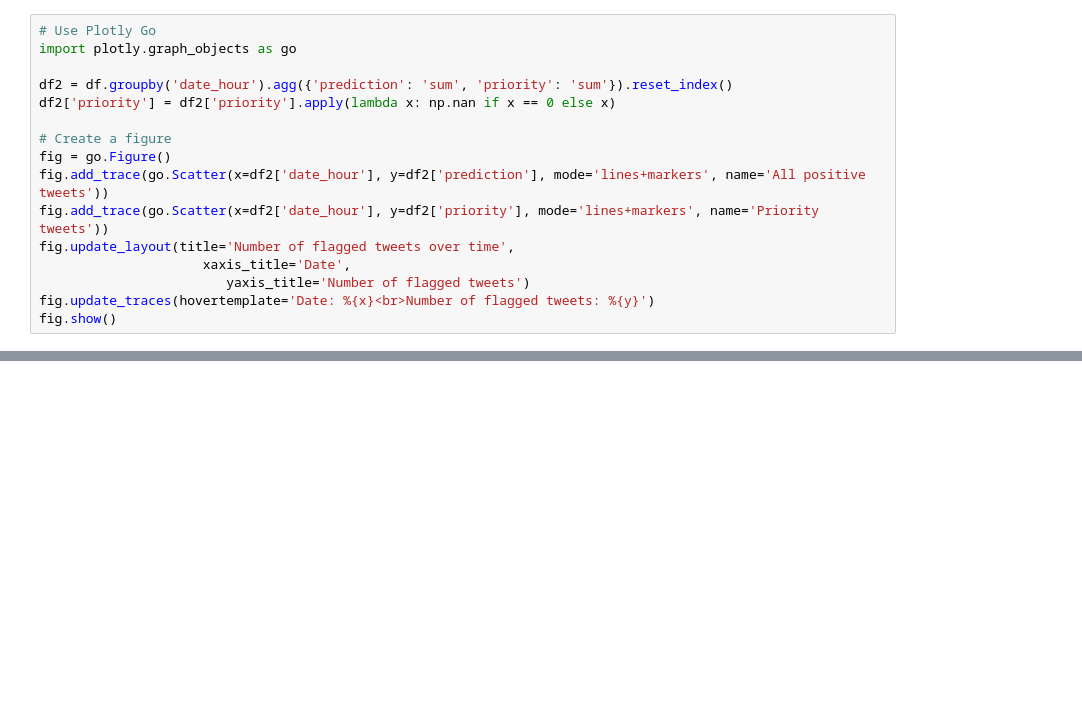
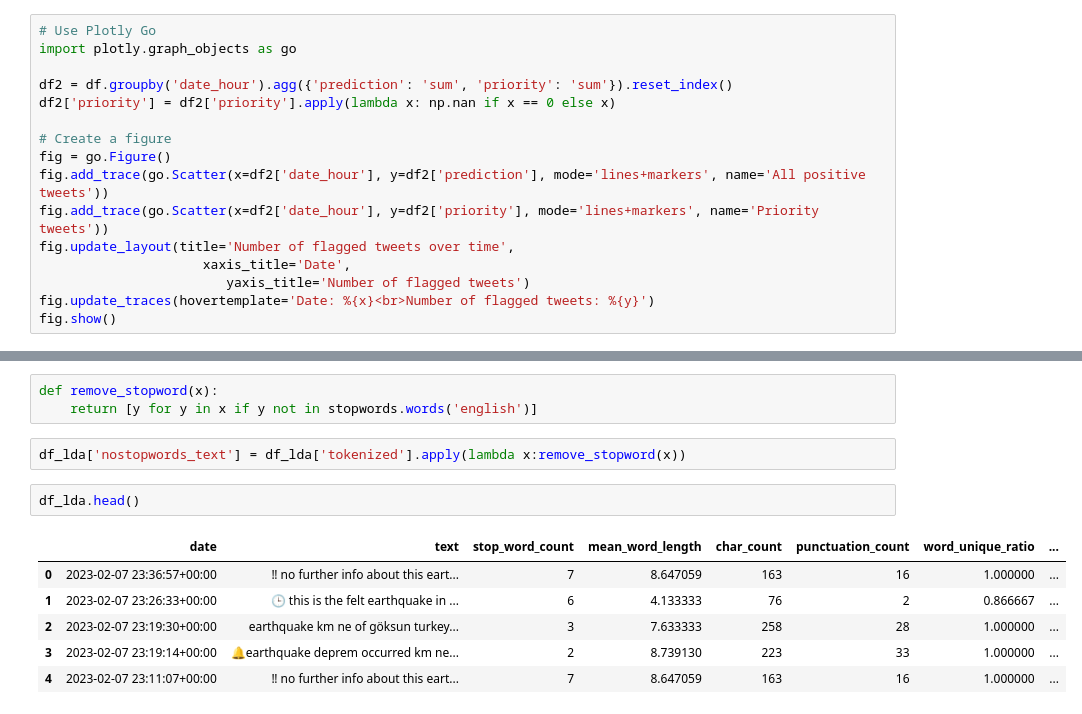
Before and after one commit to guidesify/DataSci_Crisis, a Jupyter notebook: dashboard_idea.ipynb, the cells around one changed output, grey strips where cells are left out. Drawn from its saved outputs; the diff is of its cells as text; blank space fills up the shorter version.

```diff
--- a/dashboard_idea.ipynb
+++ b/dashboard_idea.ipynb
@@ -205,0 +278,14 @@ df[(df['prediction'] == 0) & (df['prediction_proba'] > 0.40) & (df['date'] > '20
+# %%
+def remove_stopword(x):
+    return [y for y in x if y not in stopwords.words('english')]
+# %%
+df_lda['nostopwords_text'] = df_lda['tokenized'].apply(lambda x:remove_stopword(x))
+# %%
+df_lda.head()
+# %% [output]
+|  | date | text | stop_word_count | mean_word_length | char_count | punctuation_count | word_unique_ratio | ... |
+| 0 | 2023-02-07 23:36:57+00:00 | ‼ no further info about this eart... | 7 | 8.647059 | 163 | 16 | 1.000000 | ... |
+| 1 | 2023-02-07 23:26:33+00:00 | 🕒 this is the felt earthquake in ... | 6 | 4.133333 | 76 | 2 | 0.866667 | ... |
+| 2 | 2023-02-07 23:19:30+00:00 | earthquake km ne of göksun turkey... | 3 | 7.633333 | 258 | 28 | 1.000000 | ... |
+| 3 | 2023-02-07 23:19:14+00:00 | 🔔earthquake deprem occurred km ne... | 2 | 8.739130 | 223 | 33 | 1.000000 | ... |
+| 4 | 2023-02-07 23:11:07+00:00 | ‼ no further info about this eart... | 7 | 8.647059 | 163 | 16 | 1.000000 | ... |
```
Also changed, not shown: parts of 18 cells of this notebook, 2 other files.
